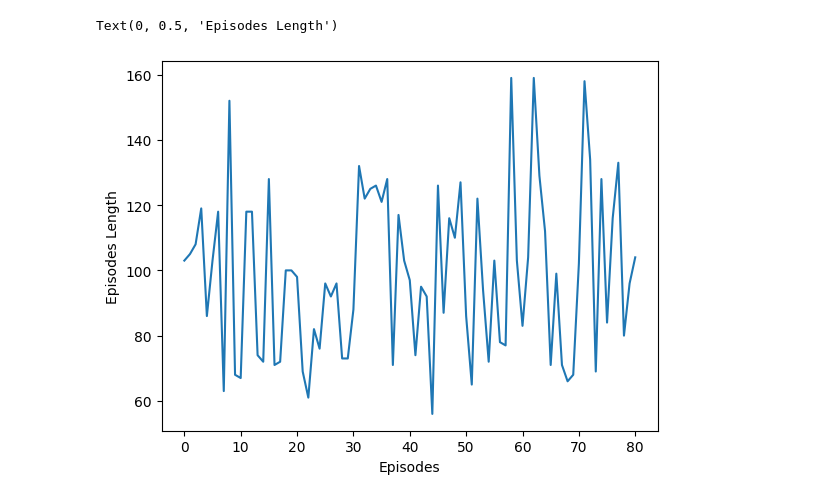
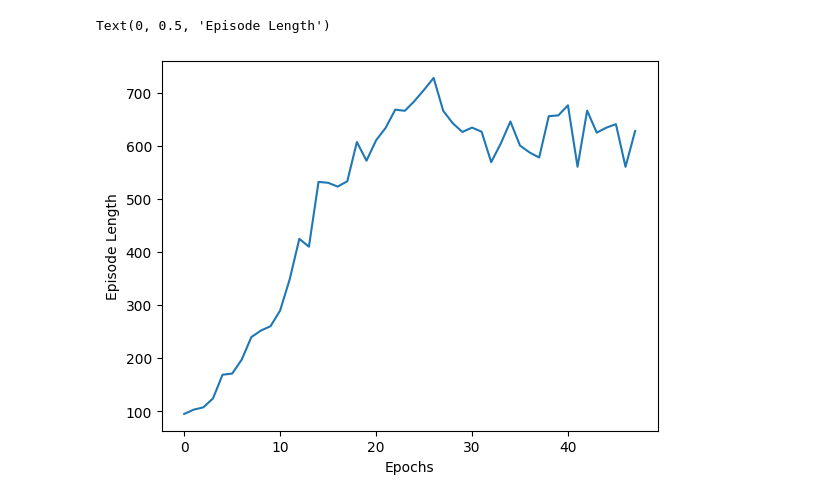
Before and after one commit to jeffyfung/rl-asterisk, a Jupyter notebook: visualise.ipynb, the cells around one changed output. Drawn from its saved outputs; the diff is of its cells as text; code cells hidden in the pictures.

Commit message:
feat: update plotting

```diff
--- a/visualise.ipynb
+++ b/visualise.ipynb
@@ -1,8 +1,16 @@
 # %%
 import matplotlib.pyplot as plt
 import numpy as np
-# %matplotlib inline
+import torch
+%matplotlib inline
 
 # Plot the reward over episodes
-epi_len_over_all_episodes = np.load("data/epi_len_over_all_episodes.npy")
-rtns_over_all_episodes = np.load("data/rtns_over_all_episodes.npy")
+epi_lens = np.load("data/base/epi_lens.npy")
+epi_rtns = np.load("data/base/epi_rtns.npy")
+epoch_epi_lens = np.load("data/base/epoch_epi_lens.npy")
+epoch_rtns = np.load("data/base/epoch_rtns.npy")
+
+epi_lens_td = np.load("data/td_target_adv/epi_lens.npy")
+epi_rtns_td = np.load("data/td_target_adv/epi_rtns.npy")
+epoch_epi_lens_td = np.load("data/td_target_adv/epoch_epi_lens.npy")
+epoch_rtns_td = np.load("data/td_target_adv/epoch_rtns.npy")
@@ -9,7 +58,7 @@ rtns_over_all_episodes = np.load("data/rtns_over_all_episodes.npy")
 # %%
-plt.plot(epi_len_over_all_episodes)
-plt.xlabel("Episodes")
-plt.ylabel("Episodes Length")
+plt.plot(epoch_epi_lens.mean(axis=0))
+plt.xlabel("Epochs")
+plt.ylabel("Episode Length")
 # %% [output]
-Text(0, 0.5, 'Episodes Length')
+Text(0, 0.5, 'Episode Length')
-[figure, old version]
+[figure, new version]
```
Also changed, not shown: parts of 5 cells of this notebook, 2 other files.
